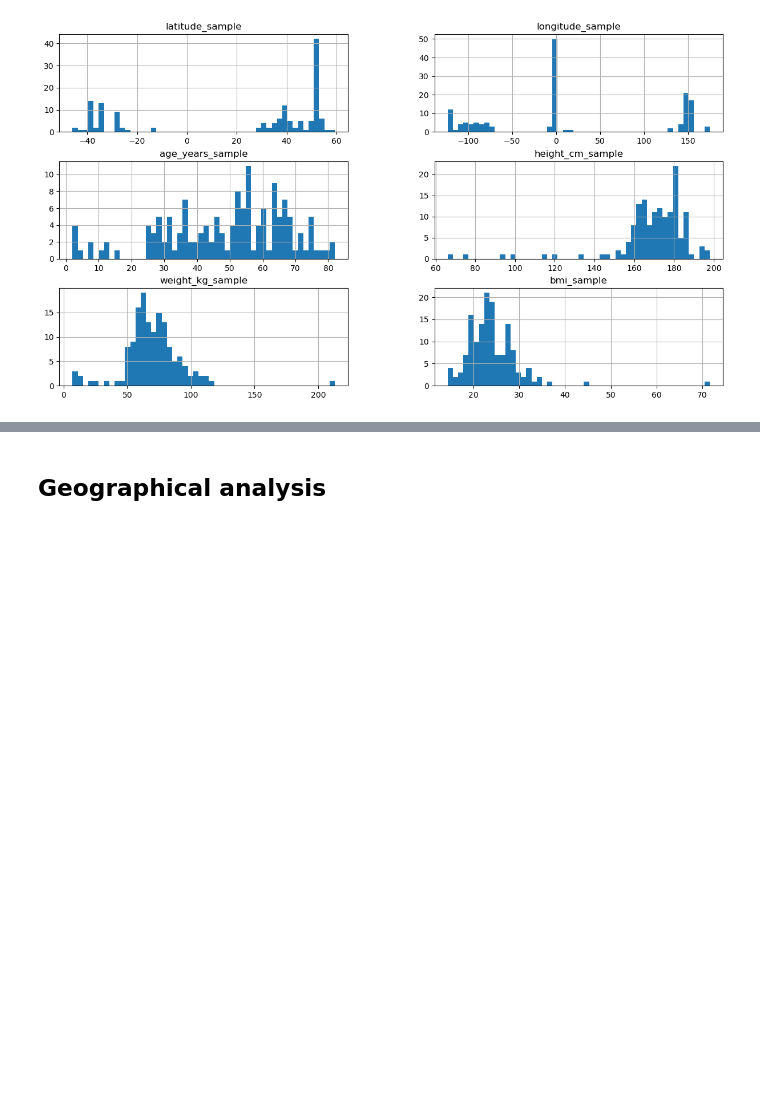
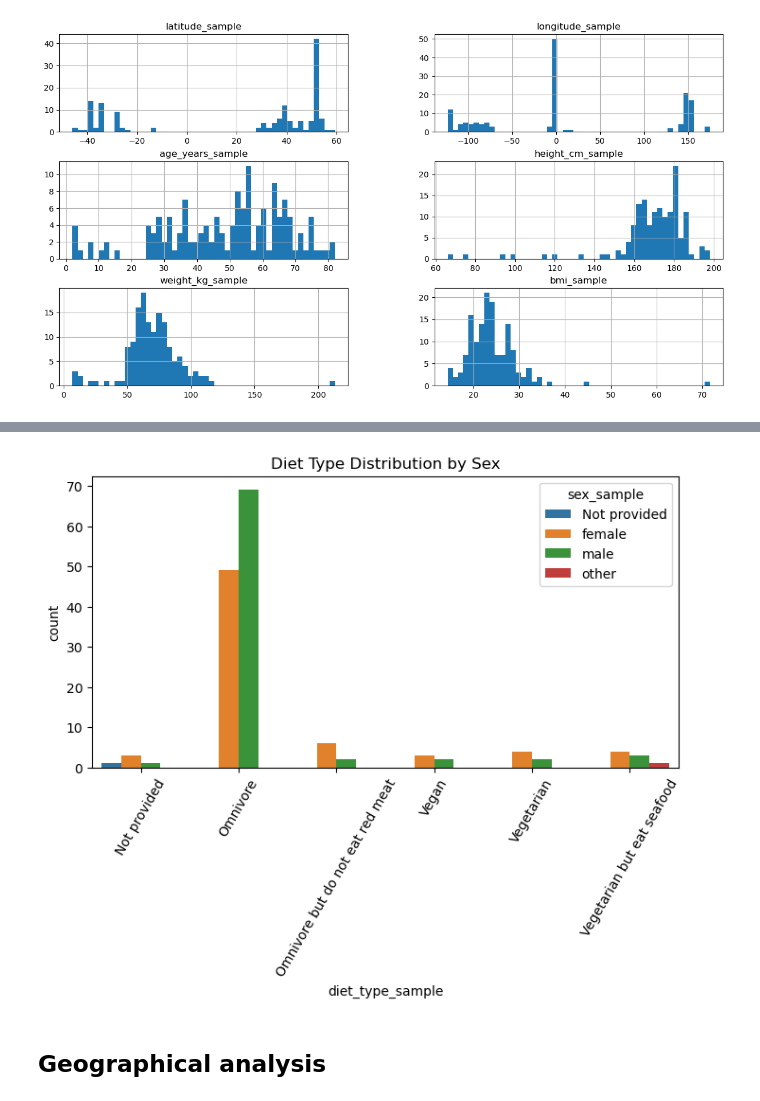
Before and after one commit to JRudyRay/FunGut2, a Jupyter notebook: full-pipeline/01_EDA.ipynb, the cells around one changed output, grey strips where cells are left out. Saved outputs shown, nothing was run; the diff lists cells and outputs as text; code cells hidden in the pictures; blank space fills up the shorter version.

```diff
--- a/full-pipeline/01_EDA.ipynb
+++ b/full-pipeline/01_EDA.ipynb
@@ -226,2 +200,12 @@ for col in categorical_cols:
+# %%
+# Grouped bar plot for diet_type_sample and sex_sample
+plt.figure(figsize=(8, 4))
+sns.countplot(x='diet_type_sample', hue='sex_sample', data=df)
+plt.title('Diet Type Distribution by Sex')
+plt.xticks(rotation=60)
+plt.savefig('./plots/diet_type_by_sex_barplot.png')
+plt.show()
+# %% [output]
+[figure, added]
 # %% [markdown]
 ## Geographical analysis
```
Also changed, not shown: parts of 17 cells of this notebook, 16 other files.
